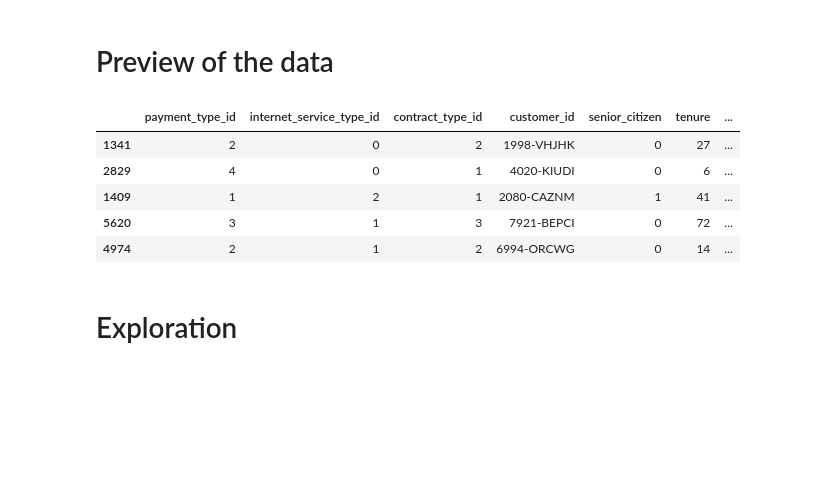
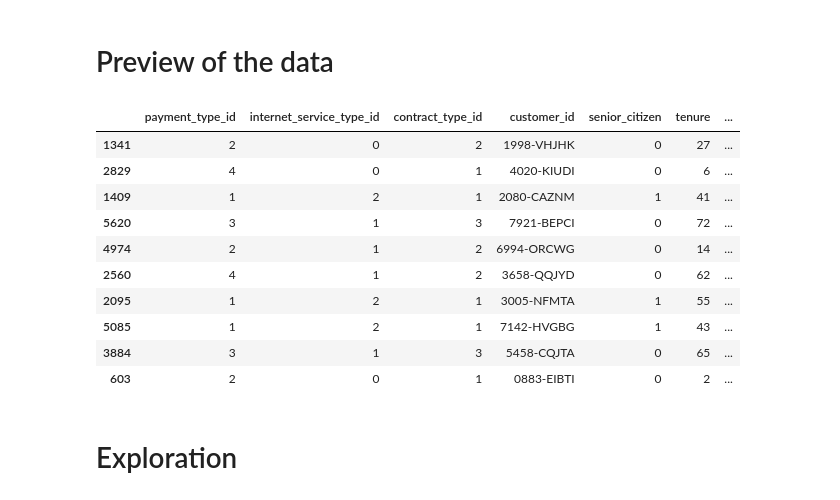
Before and after one commit to rob-casey/telco_churn, a Jupyter notebook: final_notebook.ipynb, the cells around one changed output. Cells and saved outputs as stored; diff of their text form; code cells hidden in the pictures; blank space fills up the shorter version.

```diff
--- a/final_notebook.ipynb
+++ b/final_notebook.ipynb
@@ -105,19 +92,24 @@ import math
 # %%
 # Access the SQL Server to acquire Telco's raw churn data as a dataframe
 telco_df = get_telco_data()
 
 # Utilized the preparation script and split the augmented data
 train, validate, test = prep_telco_data(telco_df)
 
 # First 5 rows of the dataframe
-train.head()
+train.head(10)
 # %% [output]
 |  | payment_type_id | internet_service_type_id | contract_type_id | customer_id | senior_citizen | tenure | ... |
 | 1341 | 2 | 0 | 2 | 1998-VHJHK | 0 | 27 | ... |
 | 2829 | 4 | 0 | 1 | 4020-KIUDI | 0 | 6 | ... |
 | 1409 | 1 | 2 | 1 | 2080-CAZNM | 1 | 41 | ... |
 | 5620 | 3 | 1 | 3 | 7921-BEPCI | 0 | 72 | ... |
 | 4974 | 2 | 1 | 2 | 6994-ORCWG | 0 | 14 | ... |
+| 2560 | 4 | 1 | 2 | 3658-QQJYD | 0 | 62 | ... |
+| 2095 | 1 | 2 | 1 | 3005-NFMTA | 1 | 55 | ... |
+| 5085 | 1 | 2 | 1 | 7142-HVGBG | 1 | 43 | ... |
+| 3884 | 3 | 1 | 3 | 5458-CQJTA | 0 | 65 | ... |
+| 603 | 2 | 0 | 1 | 0883-EIBTI | 0 | 2 | ... |
 # %% [markdown]
 # Exploration
 # %% [markdown]
```
Also changed, not shown: parts of 9 cells of this notebook, 1 other file.
